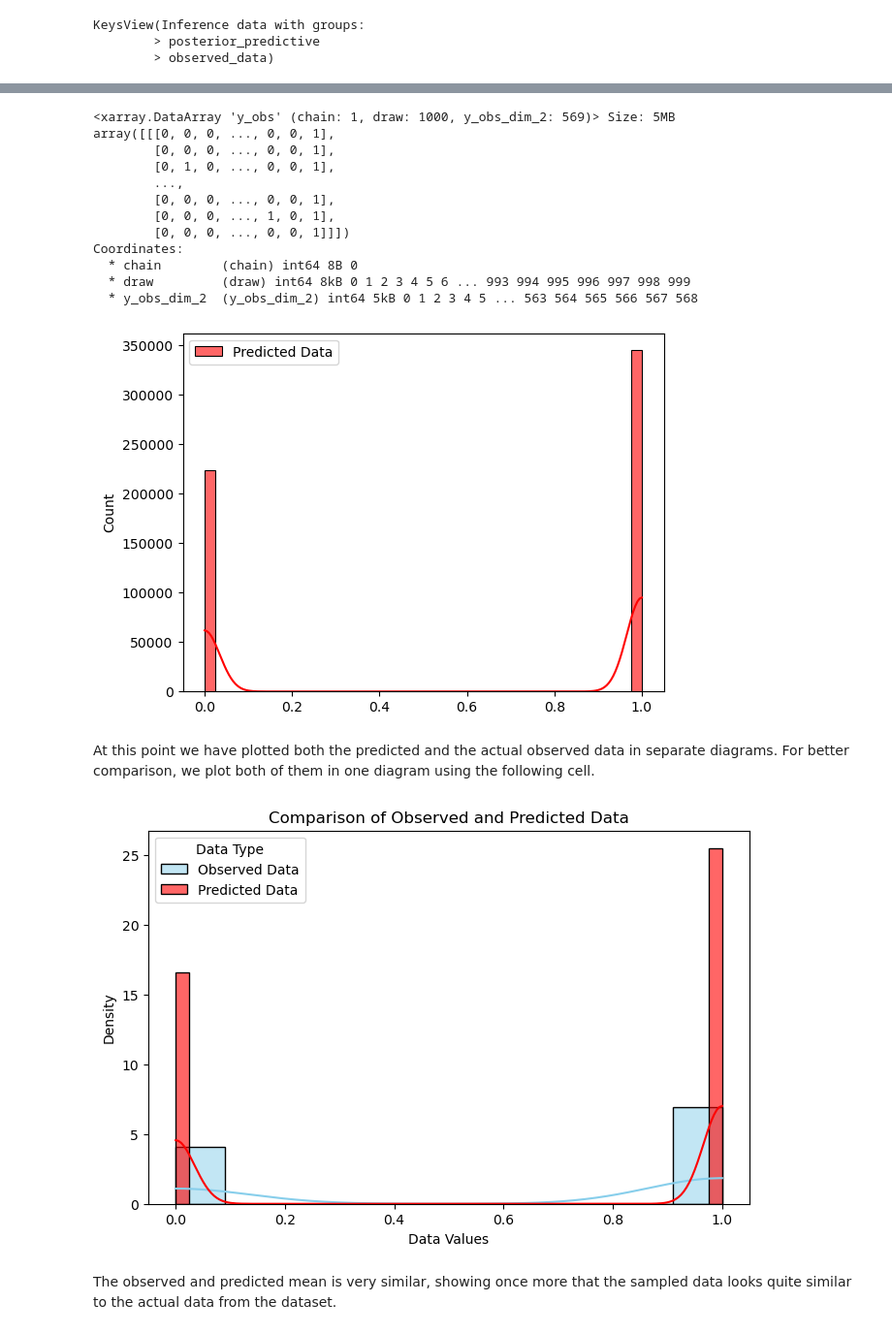
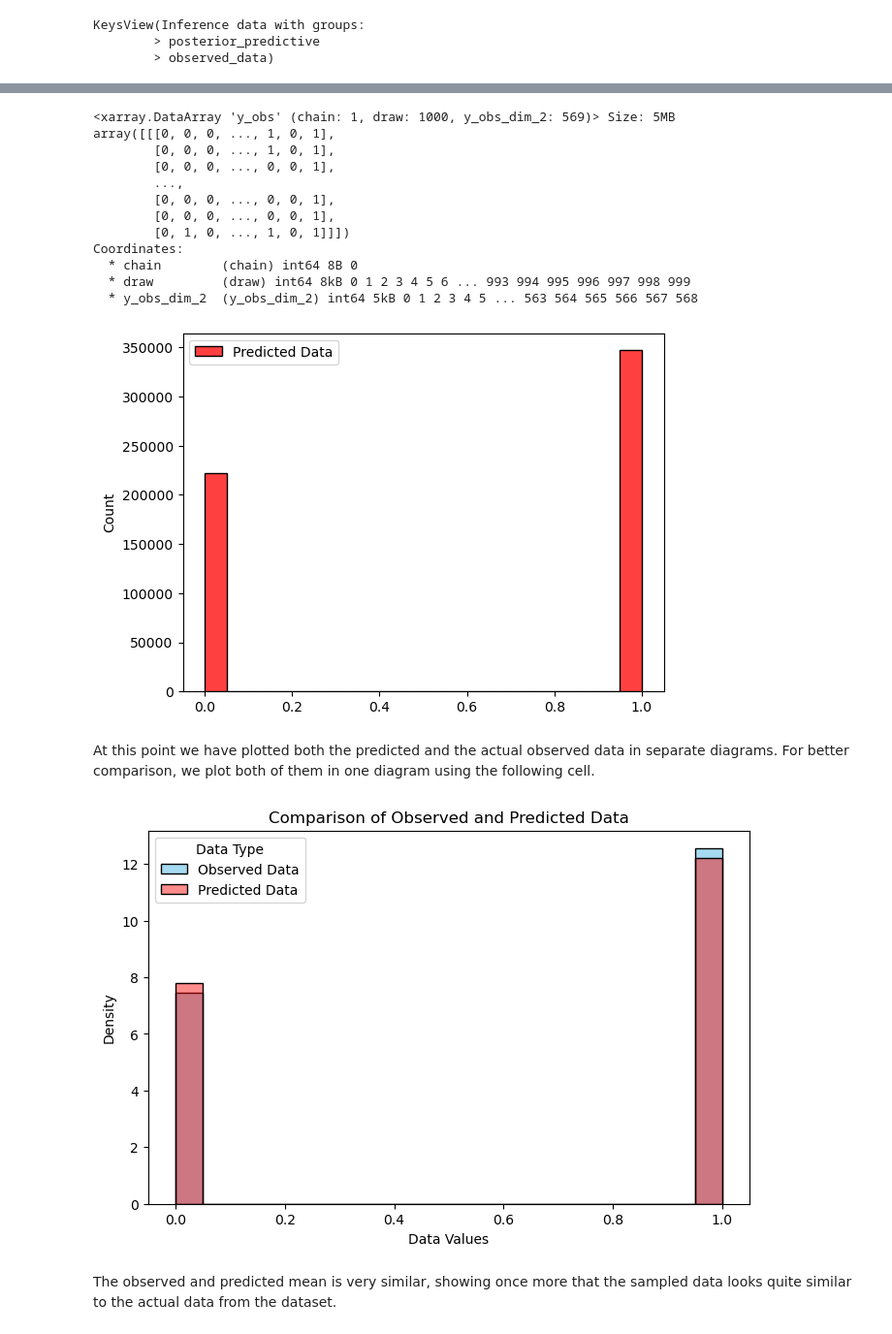
Before and after one commit to pbarriolo/Sampling-Methods-MCMC-Project, a Jupyter notebook: svgd_cleaned.ipynb, the cells around one changed output, grey strips where cells are left out. Shown at 97% size. Drawn from its saved outputs; the diff is of its cells as text; code cells hidden in the pictures.

```diff
--- a/svgd_cleaned.ipynb
+++ b/svgd_cleaned.ipynb
@@ -496,11 +786,11 @@ with pm.Model() as cancerModel:
 
     # Step 2: Set up SVGD
     # We use SVGD for Bayesian inference to approximate the posterior distribution of slope and intercept
-    svgdCancer = pm.SVGD(n_particles=100, jitter=0.1, model=cancerModel)
+    svgdCancer = pm.SVGD(n_particles=569, jitter=0.1, model=cancerModel)
 
     # Step 3: Run SVGD
     # We perform the inference over 10,000 iterations to adjust particles to fit the target distribution
-    approxCancer = svgdCancer.fit(10000)
+    approxCancer = svgdCancer.fit(20000)
 # %% [output]
 [interactive output not drawn]
 [interactive output not drawn]
@@ -584,51 +876,51 @@ print(predicted_data)
 # data had a 3D format with 1 markov chain, while sns.histplot() required 2D
 flattened_data = predicted_data.values.flatten()
 
-sns.histplot(flattened_data, color="red", label="Predicted Data", kde=True, alpha=0.6)
+sns.histplot(flattened_data, color="red", label="Predicted Data", kde=False, bins = 20)
 
 plt.legend()
 plt.show()
 # %% [output]
 <xarray.DataArray 'y_obs' (chain: 1, draw: 1000, y_obs_dim_2: 569)> Size: 5MB
-array([[[0, 0, 0, ..., 0, 0, 1],
+array([[[0, 0, 0, ..., 1, 0, 1],
+        [0, 0, 0, ..., 1, 0, 1],
         [0, 0, 0, ..., 0, 0, 1],
-        [0, 1, 0, ..., 0, 0, 1],
         ...,
         [0, 0, 0, ..., 0, 0, 1],
-        [0, 0, 0, ..., 1, 0, 1],
-        [0, 0, 0, ..., 0, 0, 1]]])
+        [0, 0, 0, ..., 0, 0, 1],
+        [0, 1, 0, ..., 1, 0, 1]]])
 Coordinates:
   * chain        (chain) int64 8B 0
   * draw         (draw) int64 8kB 0 1 2 3 4 5 6 ... 993 994 995 996 997 998 999
   * y_obs_dim_2  (y_obs_dim_2) int64 5kB 0 1 2 3 4 5 ... 563 564 565 566 567 568
-[figure, old version]
+[figure, new version]
 # %% [markdown]
 At this point we have plotted both the predicted and the actual observed data in separate diagrams. For better comparison, we plot both of them in one diagram using the following cell.
 # %%
 # Assuming df['target'] is your observed data
 observed_data = df['target']
 
 # Assume you already have your flattened_data from the posterior predictive
 # Make sure to flatten your predicted data as you have done
 flattened_data = predicted_data.values.flatten()
 
 # Plot setup
 plt.figure(figsize=(8, 5))
 
 # Plotting observed data
-sns.histplot(observed_data, color="skyblue", label="Observed Data", kde=True, stat="density")
+sns.histplot(observed_data, color="skyblue", label="Observed Data", kde=False, stat="density", bins = 20)
 
 # Plotting predicted data
-sns.histplot(flattened_data, color="red", label="Predicted Data", kde=True, stat="density", alpha=0.6)
+sns.histplot(flattened_data, color="red", label="Predicted Data", kde=False, stat="density", alpha=0.45, bins = 20)
 
 # Adding legend and titles
 plt.legend(title="Data Type")
 plt.title("Comparison of Observed and Predicted Data")
 plt.xlabel("Data Values")
 plt.ylabel("Density")
 plt.show()
 # %% [output]
-[figure, old version]
+[figure, new version]
 # %% [markdown]
 The observed and predicted mean is very similar, showing once more that the sampled data looks quite similar to the actual data from the dataset.
 # %%
```
Also changed, not shown: parts of 37 cells of this notebook.
